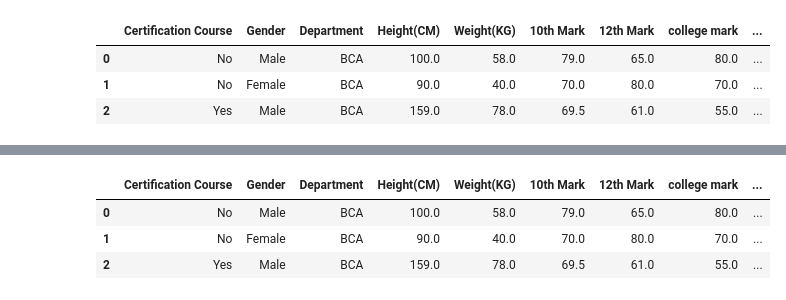
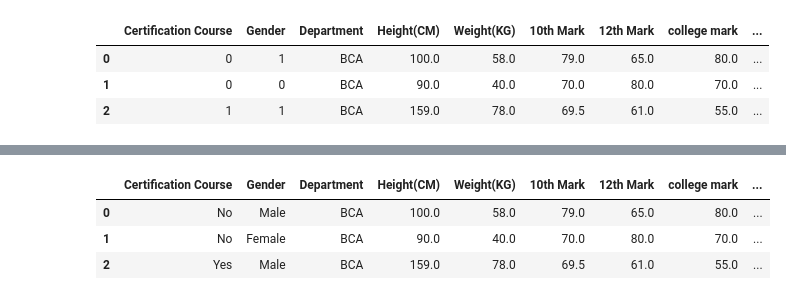
Before and after one commit to wnstjq0915/Student_Behaviour, a Jupyter notebook: student_behaviour.ipynb, the cells around one changed output, grey strips where cells are left out. Cells and saved outputs as stored; diff of their text form; code cells hidden in the pictures.

```diff
--- a/student_behaviour.ipynb
+++ b/student_behaviour.ipynb
@@ -4,8 +12,8 @@ import matplotlib as plt
 # %%
-df = pd.read_csv('data/Student_Behaviour.csv')
+df = pd.read_csv('data/Student_Behaviour2.csv')
 df.head(3)
 # %% [output]
 |  | Certification Course | Gender | Department | Height(CM) | Weight(KG) | 10th Mark | 12th Mark | college mark | ... |
-| 0 | No | Male | BCA | 100.0 | 58.0 | 79.0 | 65.0 | 80.0 | ... |
-| 1 | No | Female | BCA | 90.0 | 40.0 | 70.0 | 80.0 | 70.0 | ... |
-| 2 | Yes | Male | BCA | 159.0 | 78.0 | 69.5 | 61.0 | 55.0 | ... |
+| 0 | 0 | 1 | BCA | 100.0 | 58.0 | 79.0 | 65.0 | 80.0 | ... |
+| 1 | 0 | 0 | BCA | 90.0 | 40.0 | 70.0 | 80.0 | 70.0 | ... |
+| 2 | 1 | 1 | BCA | 159.0 | 78.0 | 69.5 | 61.0 | 55.0 | ... |
```
Also changed, not shown: parts of 34 cells of this notebook, 5 other files.
